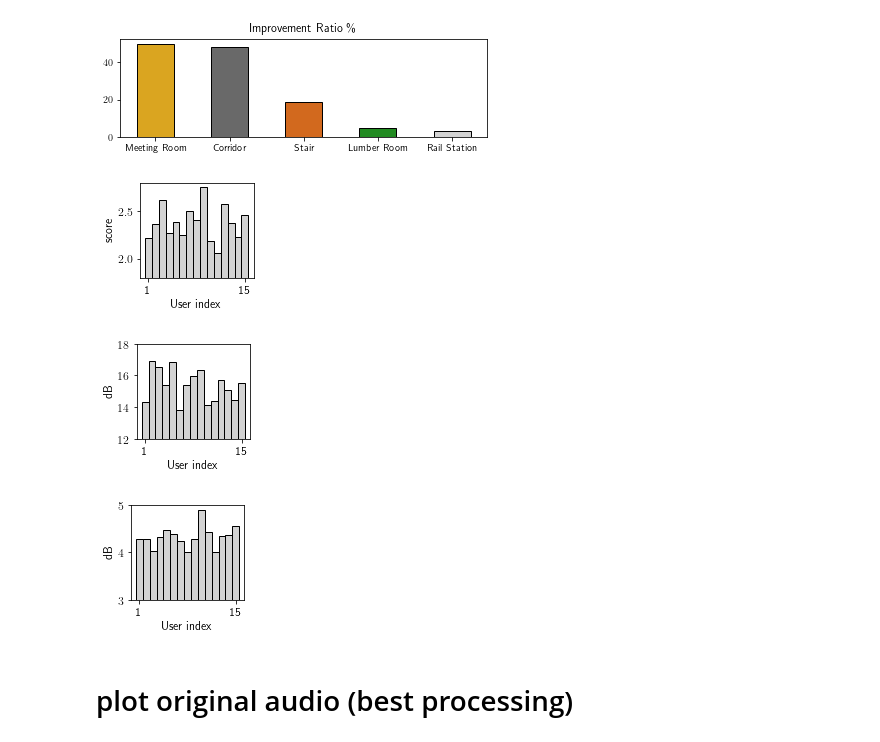
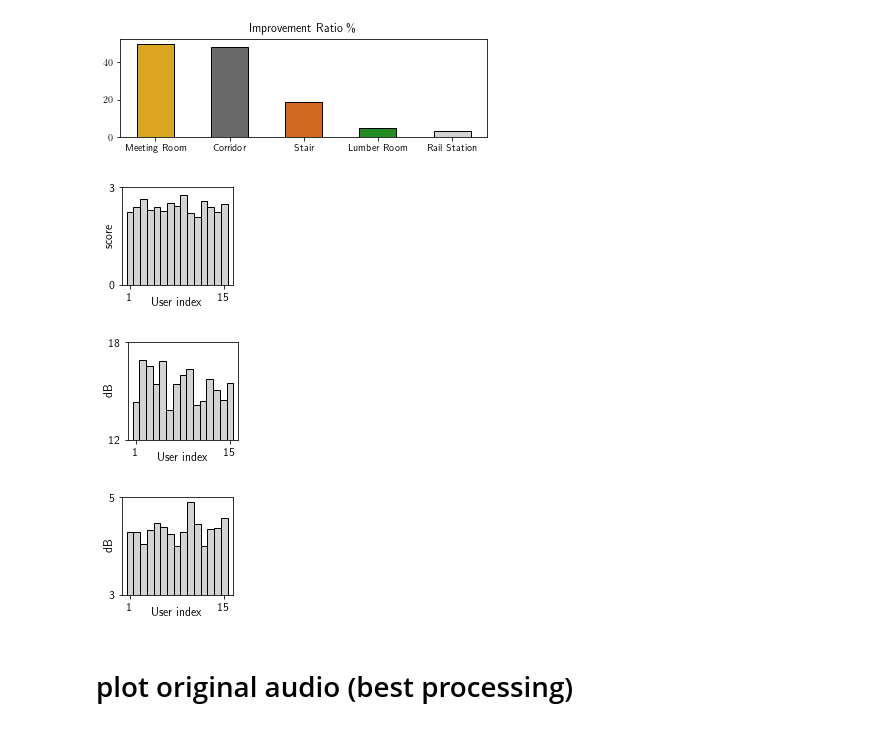
Before and after one commit to lixinghe1999/audioproject, a Jupyter notebook: DL/plot.ipynb, the cells around one changed output. Drawn from its saved outputs; the diff is of its cells as text; code cells hidden in the pictures.

```diff
--- a/DL/plot.ipynb
+++ b/DL/plot.ipynb
@@ -181,26 +182,27 @@ plt.show()
 # %%
 Users = [[ 2.21330908, 14.27642919, 4.27675414], [ 2.36334458, 16.8993264, 4.275975], [2.6153129, 16.48531423, 4.02573672],
          [ 2.27346119, 15.39374823, 4.31043435], [ 2.38663021, 16.83866558, 4.46454435], [ 2.24511416, 13.83213202, 4.38668591],
          [ 2.49567416, 15.38699712, 4.23607789], [ 2.40857382, 15.93852612, 3.99670947], [ 2.75104098, 16.34208446,  4.27594514],
          [ 2.1887874,  14.11723619,  4.89126638], [ 2.05477482, 14.34193787, 4.43125501], [ 2.57268948, 15.71714678,  3.99151784],
          [ 2.37125579, 15.05683521,  4.32900796], [ 2.22275327, 14.4348906, 4.36828145], [ 2.45912401, 15.48622395, 4.55758918]]
 titles = ['score', 'dB', 'dB']
-y_lims = [[1.8, 2.8], [12, 18], [3, 5]]
+y_lims = [[0, 3], [12, 18], [3, 5]]
 for j in range(3):
     plt.figure(figsize=(2, 2))
-    plt.subplots_adjust(left=0.2, bottom=0.22, right=0.99)
+    plt.subplots_adjust(left=0.22, bottom=0.2, right=0.99)
     for i in range(len(Users)):
         plt.bar(i, Users[i][j], color='lightgrey', edgecolor='black', width=1)
-    plt.ylabel(titles[j])
+    plt.ylabel(titles[j], labelpad=-5)
     plt.ylim(y_lims[j])
+    plt.yticks(y_lims[j], y_lims[j])
     plt.xticks([0, 14], [1, 15])
-    plt.xlabel('User index')
+    plt.xlabel('User index', labelpad=-5)
     plt.savefig('per_user_'+str(j)+'.pdf', dpi=300)
     plt.show()
 # %% [output]
-[figure, old version]
+[figure, new version]
-[figure, old version]
+[figure, new version]
-[figure, old version]
+[figure, new version]
 # %%
  Users = [[ 2.21330908, 14.27642919, 4.27675414], [ 2.36334458, 16.8993264, 4.275975], [2.6153129, 16.48531423, 4.02573672],
          [ 2.27346119, 15.39374823, 4.31043435], [ 2.38663021, 16.83866558, 4.46454435], [ 2.24511416, 13.83213202, 4.38668591],
```
Also changed, not shown: parts of 3 cells of this notebook, 1 other file.
